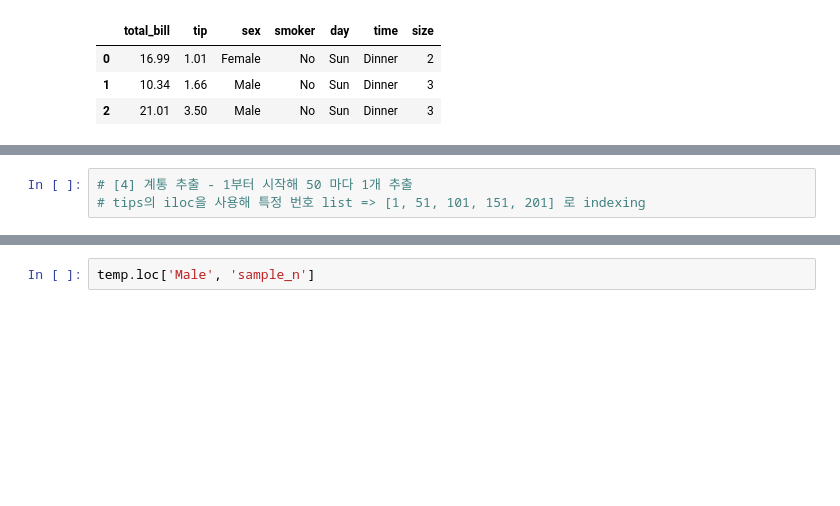
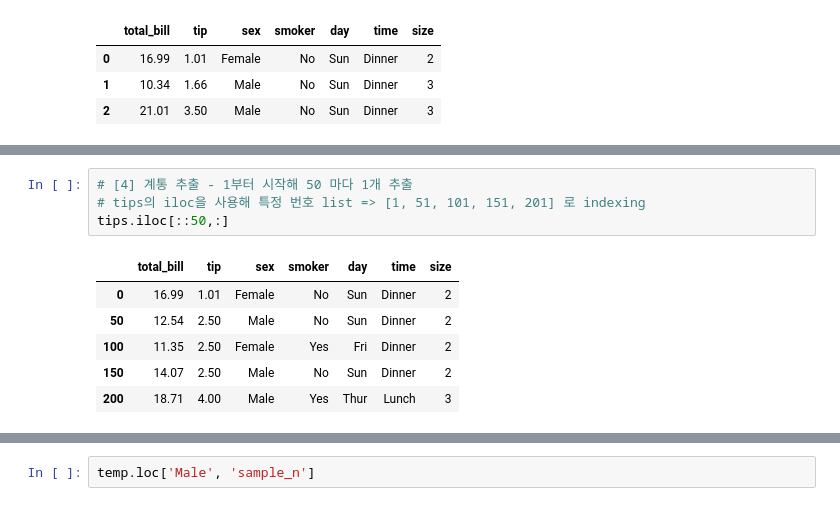
Before and after one commit to choiyun9yu/DataAnalysis, a Jupyter notebook: 빅분기 실기 자료/eduatoz/02. 판다스/[pandas_05]_Statistic_LAB.ipynb, the cells around one changed output, grey strips where cells are left out. Cells and saved outputs as stored; diff of their text form; blank space fills up the shorter version.

```diff
--- a/빅분기 실기 자료/eduatoz/02. 판다스/[pandas_05]_Statistic_LAB.ipynb
+++ b/빅분기 실기 자료/eduatoz/02. 판다스/[pandas_05]_Statistic_LAB.ipynb
@@ -63,6 +95,14 @@ tips.head(3)
 # %%
 # [4] 계통 추출 - 1부터 시작해 50 마다 1개 추출
 # tips의 iloc을 사용해 특정 번호 list => [1, 51, 101, 151, 201] 로 indexing
+tips.iloc[::50,:]
+# %% [output]
+|  | total_bill | tip | sex | smoker | day | time | size |
+| 0 | 16.99 | 1.01 | Female | No | Sun | Dinner | 2 |
+| 50 | 12.54 | 2.50 | Male | No | Sun | Dinner | 2 |
+| 100 | 11.35 | 2.50 | Female | Yes | Fri | Dinner | 2 |
+| 150 | 14.07 | 2.50 | Male | No | Sun | Dinner | 2 |
+| 200 | 18.71 | 4.00 | Male | Yes | Thur | Lunch | 3 |
 # %%
 # [5] 층화 추출 - 성별을 기준으로 성별 비율에 맞춰 10개 데이터 추출
 # [5-1] 성별 비율 구하기(rate), 추출할 sample 개수 구하기(sample_n)
```
Also changed, not shown: parts of 7 cells of this notebook, 3 other files.
